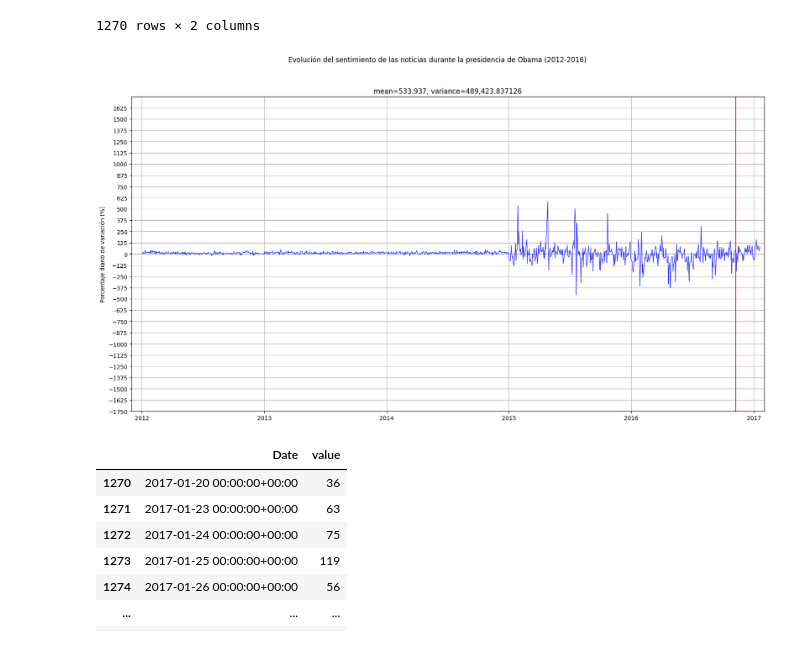
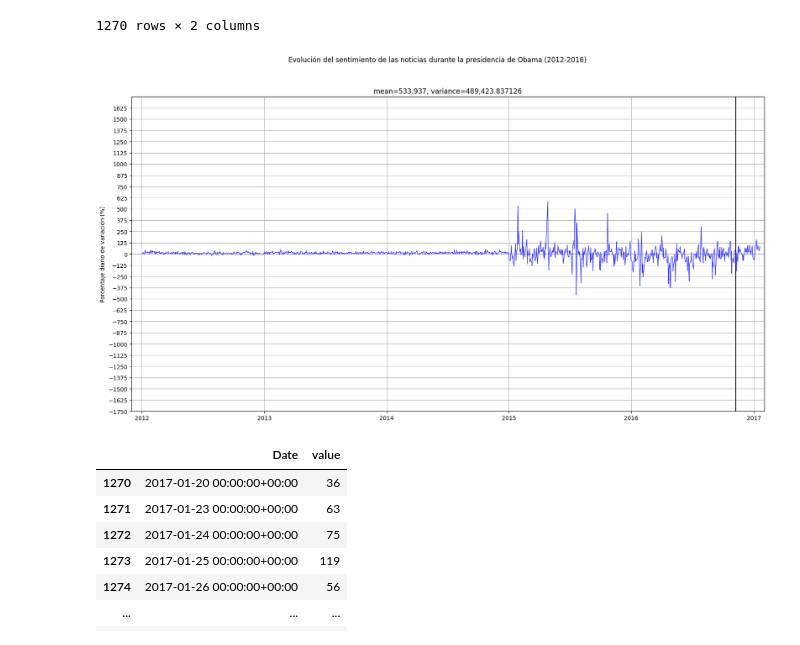
Before and after one commit to kliniik/US-Tech-Stock, a Jupyter notebook: notebooks/Sergio/Entrega 4.ipynb, the cells around one changed output. Saved outputs shown, nothing was run; the diff lists cells and outputs as text; code cells hidden in the pictures.

```diff
--- a/notebooks/Sergio/Entrega 4.ipynb
+++ b/notebooks/Sergio/Entrega 4.ipynb
@@ -162,22 +162,22 @@ timeseries_df_obama
 # %%
 x = timeseries_df_obama["Date"]
 y = timeseries_df_obama["value"]
 media = round(y.mean()*100, 4)
 varianza = round(np.var(y)*100, 6)
 plt.figure(figsize=figs_size)
 plt.suptitle("Evolución del sentimiento de las noticias durante la presidencia de Obama (2012-2016)")
 plt.title(f"mean={media:,}, variance={varianza:,}")
 plt.plot(x, y, color="#3333FF", linewidth=1)
-plt.vlines(pd.Timestamp("2016-11-08").date(), *sentimientos_ylim, color="#E81B23")
+plt.vlines(pd.Timestamp("2016-11-08").date(), *sentimientos_ylim, color="black")
 plt.yticks(np.arange(*sentimientos_ylim, step=125))
 plt.xlim(pd.Timestamp("2011-12-01").date(), pd.Timestamp("2017-02-01").date())
 plt.ylim(sentimientos_ylim)
 plt.ylabel("Porcentaje diario de variación (%)")
 plt.grid()
 plt.savefig("plot_evolucion_sentimientos_obama.png")
 medias_y_varianzas_dict["Obama"].extend([media, varianza])
 # %% [output]
-[figure, old version]
+[figure, new version]
 # %%
 timeseries_df_trump = timeseries_df[timeseries_df['Date'].dt.date >= pd.Timestamp('2017-01-20').date()]
 timeseries_df_trump
```
Also changed, not shown: parts of 7 cells of this notebook, 9 other files.
